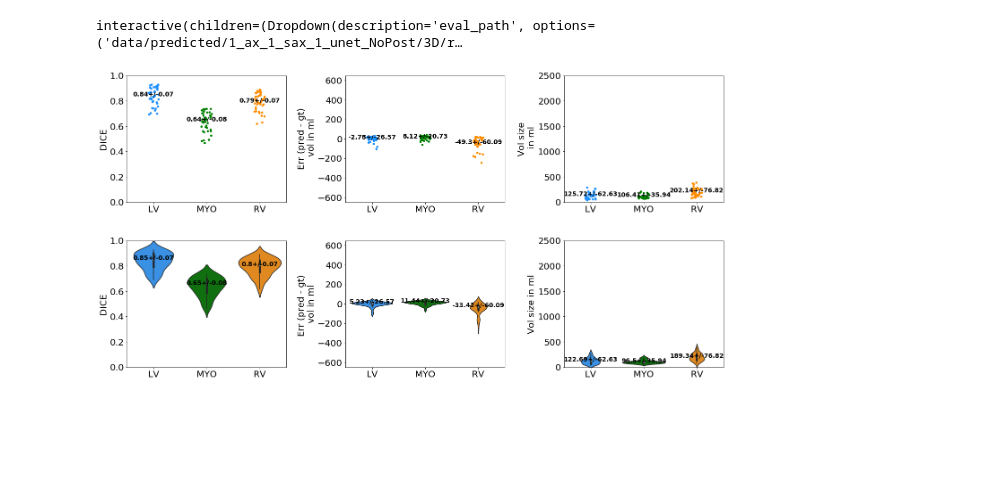
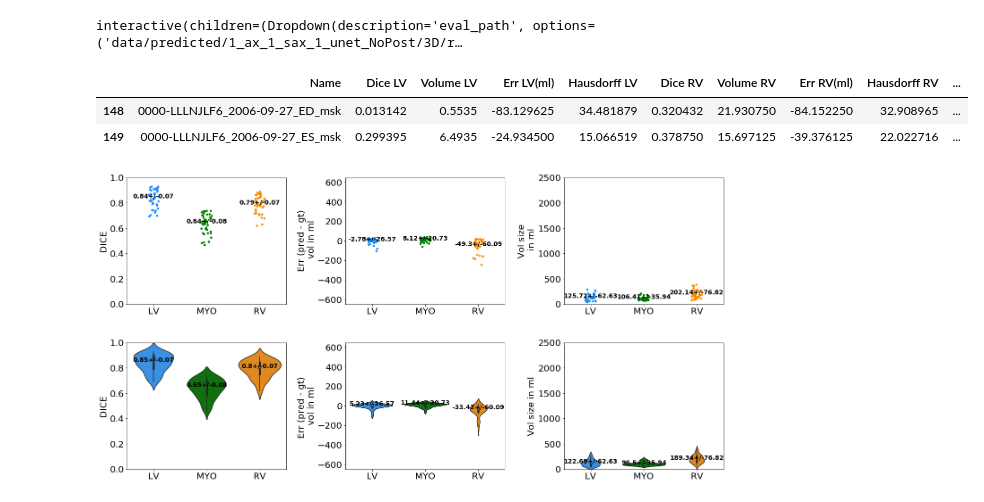
Before and after one commit to Cardio-AI/cmr-domain-adaptation, a Jupyter notebook: notebooks/Evaluate/evaluate_with_acdc_scripts.ipynb, the cells around one changed output. Cells and saved outputs as stored; diff of their text form; code cells hidden in the pictures; blank space fills up the shorter version.

```diff
--- a/notebooks/Evaluate/evaluate_with_acdc_scripts.ipynb
+++ b/notebooks/Evaluate/evaluate_with_acdc_scripts.ipynb
@@ -87,6 +79,12 @@ def load_evaluation(eval_path = sorted(glob.glob('data/predicted/**/**/*.csv')))
     return(eval.head())
 # %% [output]
 interactive(children=(Dropdown(description='eval_path', options=('data/predicted/1_ax_1_sax_1_unet_NoPost/3D/r…
+# %%
+eval[eval['Dice LV']< 0.4].head()
+# %% [output]
+|  | Name | Dice LV | Volume LV | Err LV(ml) | Hausdorff LV | Dice RV | Volume RV | Err RV(ml) | Hausdorff RV | ... |
+| 148 | 0000-LLLNJLF6_2006-09-27_ED_msk | 0.013142 | 0.5535 | -83.129625 | 34.481879 | 0.320432 | 21.930750 | -84.152250 | 32.908965 | ... |
+| 149 | 0000-LLLNJLF6_2006-09-27_ES_msk | 0.299395 | 6.4935 | -24.934500 | 15.066519 | 0.378750 | 15.697125 | -39.376125 | 22.022716 | ... |
 # %%
 # create a scatterplot
 # nobs = mean
```
Also changed, not shown: parts of 4 cells of this notebook, 7 other files.
